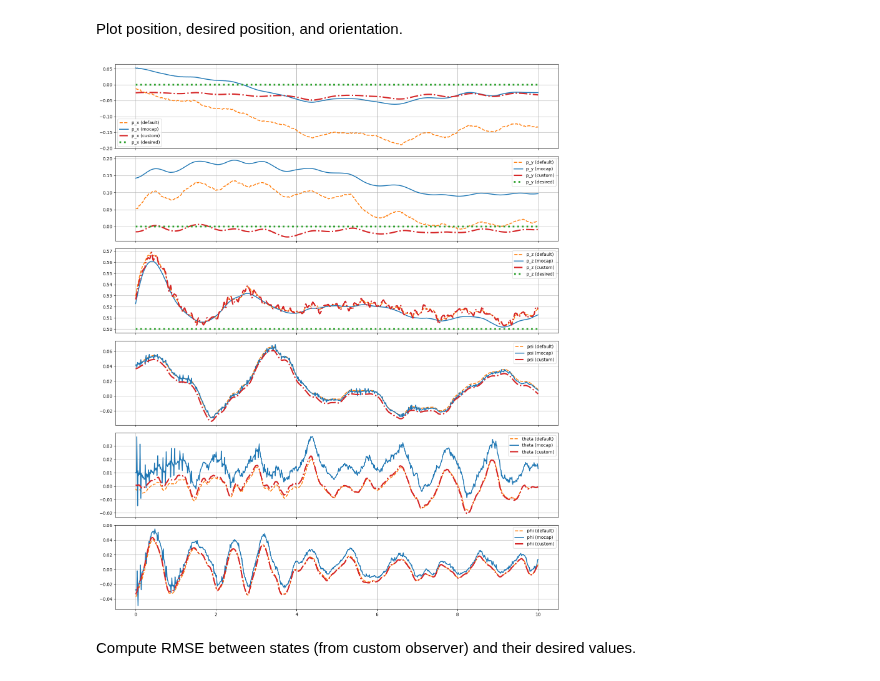
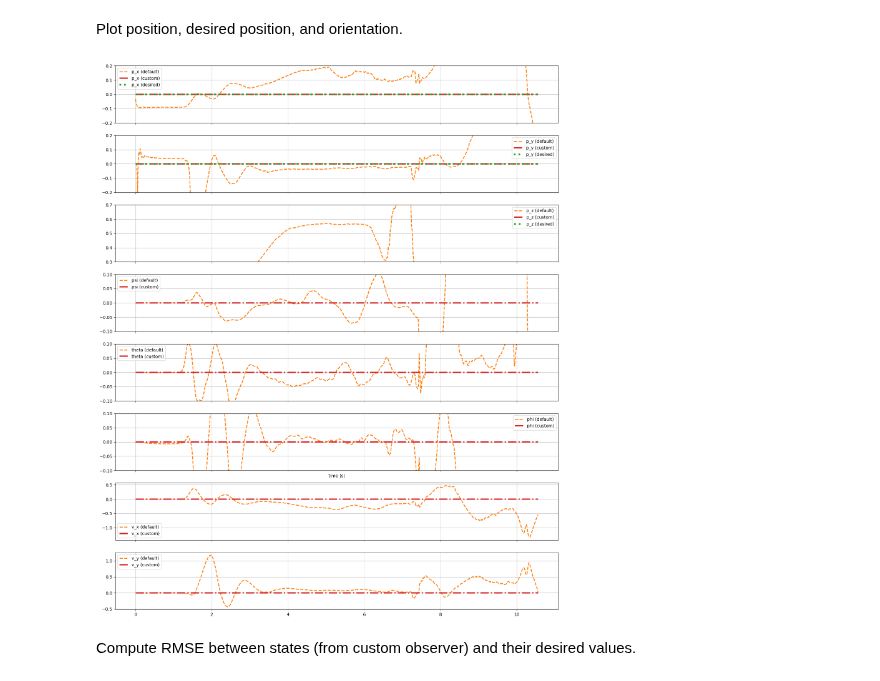
Before and after one commit to Chairless-maybe/crazyflie-client, a Jupyter notebook: lab07/03_test.ipynb, the cells around one changed output. Cells and saved outputs as stored; diff of their text form; code cells hidden in the pictures.

```diff
--- a/lab07/03_test.ipynb
+++ b/lab07/03_test.ipynb
@@ -571,7 +562,7 @@ check_mocap_coverage('lab08_hover_custom_custom.json')
 Load flight data.
 # %%
 # Load flight data
-raw_data_drone, raw_data_mocap = load_hardware_data('lab08_hover_custom_custom.json')
+raw_data_drone, raw_data_mocap = load_hardware_data('project_test.json')
 
 # Resample drone data
 data_drone = resample_data_drone(
@@ -581,7 +572,7 @@ data_drone = resample_data_drone(
 )
 
 # Sync and resample mocap data
-data_mocap = sync_data_mocap(raw_data_mocap, data_drone['time'], data_drone['ae483log.p_z'])
+# data_mocap = sync_data_mocap(raw_data_mocap, data_drone['time'], data_drone['ae483log.p_z'])
 
-# Only look at data from the middle 10 seconds of when the drone was actually flying
-only_in_flight(data_drone, data_mocap=data_mocap, t_interval=10.)
+# # Only look at data from the middle 10 seconds of when the drone was actually flying
+# only_in_flight(data_drone, data_mocap=data_mocap, t_interval=10.)
@@ -619,12 +612,12 @@ p_y_des = data_drone['ae483log.p_y_des']
 p_z_des = data_drone['ae483log.p_z_des']
 
 # position and orientation from the motion capture system
-p_x_mocap = data_mocap['x']
-p_y_mocap = data_mocap['y']
-p_z_mocap = data_mocap['z']
-psi_mocap = data_mocap['yaw']
-theta_mocap = data_mocap['pitch']
-phi_mocap = data_mocap['roll']
+# p_x_mocap = data_mocap['x']
+# p_y_mocap = data_mocap['y']
+# p_z_mocap = data_mocap['z']
+# psi_mocap = data_mocap['yaw']
+# theta_mocap = data_mocap['pitch']
+# phi_mocap = data_mocap['roll']
 # v_x_mocap = data_mocap['vx']
 # v_y_mocap = data_mocap['vy']
 # %% [markdown]
@@ -632,41 +625,43 @@ Plot position, desired position, and orientation.
 # %%
 def comparison_plot(t, s_custom, s_default, s_mocap, name, ax, s_des=None):
     ax.plot(t, s_default, label=f'{name} (default)',
             color=default_color, linestyle=default_linestyle, linewidth=default_linewidth)
-    ax.plot(t, s_mocap, label=f'{name} (mocap)',
-            color=mocap_color, linestyle=mocap_linestyle, linewidth=mocap_linewidth)
+#     ax.plot(t, s_mocap, label=f'{name} (mocap)',
+#             color=mocap_color, linestyle=mocap_linestyle, linewidth=mocap_linewidth)
     ax.plot(t, s_custom, label=f'{name} (custom)',
             color=custom_color, linestyle=custom_linestyle, linewidth=custom_linewidth)
     if s_des is not None:
         ax.plot(t, s_des, label=f'{name} (desired)',
                 color=desired_color, linestyle=desired_linestyle, linewidth=desired_linewidth)
     ax.legend()
     ax.grid()
 
 fig, (ax_p_x,
       ax_p_y,
       ax_p_z,
       ax_psi,
       ax_theta,
-      ax_phi) = plt.subplots(6, 1, figsize=(15, 18), sharex=True, tight_layout=True)
+      ax_phi,
+      ax_v_x,
+      ax_v_y) = plt.subplots(8, 1, figsize=(15, 18), sharex=True, tight_layout=True)
 comparison_plot(t, p_x_custom, p_x_default, p_x_mocap, 'p_x', ax_p_x, s_des=p_x_des)
 comparison_plot(t, p_y_custom, p_y_default, p_y_mocap, 'p_y', ax_p_y, s_des=p_y_des)
 comparison_plot(t, p_z_custom, p_z_default, p_z_mocap, 'p_z', ax_p_z, s_des=p_z_des)
 comparison_plot(t, psi_custom, psi_default, psi_mocap, 'psi', ax_psi)
 comparison_plot(t, theta_custom, theta_default, theta_mocap, 'theta', ax_theta)
 comparison_plot(t, phi_custom, phi_default, phi_mocap, 'phi', ax_phi)
-# comparison_plot(t, v_x_custom, v_x_default, 0, 'v_x', ax_v_x)
-# comparison_plot(t, v_y_custom, v_y_default, 0, 'v_y', ax_v_y)
-# ax_phi.set_xlabel('time (s)')
-# ax_p_x.set_ylim([-0.2, 0.2])
-# ax_p_y.set_ylim([-0.2, 0.2])
-# ax_p_z.set_ylim([0.3, 0.7])
-# ax_psi.set_ylim([-0.1, 0.1])
-# ax_theta.set_ylim([-0.1, 0.1])
-# ax_phi.set_ylim([-0.1, 0.1])
+comparison_plot(t, v_x_custom, v_x_default, 0, 'v_x', ax_v_x)
+comparison_plot(t, v_y_custom, v_y_default, 0, 'v_y', ax_v_y)
+ax_phi.set_xlabel('time (s)')
+ax_p_x.set_ylim([-0.2, 0.2])
+ax_p_y.set_ylim([-0.2, 0.2])
+ax_p_z.set_ylim([0.3, 0.7])
+ax_psi.set_ylim([-0.1, 0.1])
+ax_theta.set_ylim([-0.1, 0.1])
+ax_phi.set_ylim([-0.1, 0.1])
 plt.show()
 # %% [output]
-[figure, old version]
+[figure, new version]
 # %% [markdown]
 Compute RMSE between states (from custom observer) and their desired values.
 # %%
```
Also changed, not shown: parts of 23 cells of this notebook, 37 other files.
